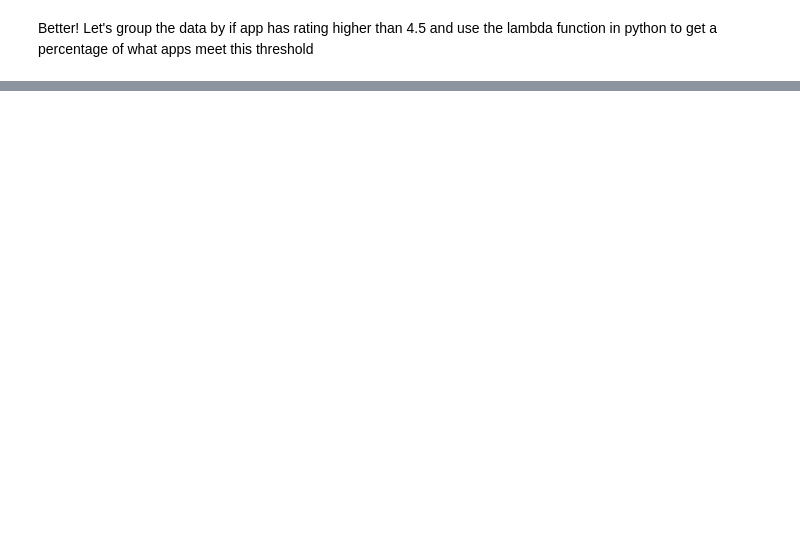
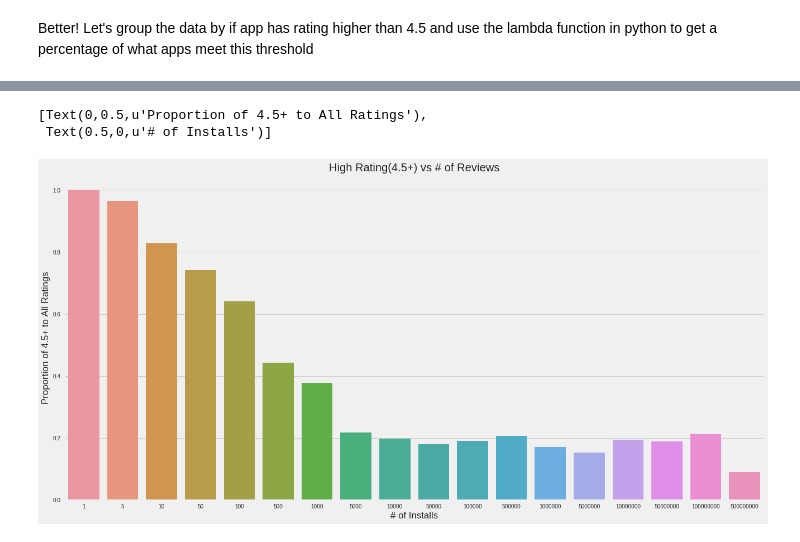
Before and after one commit to KenJiangg/Exploring-Datasets, a Jupyter notebook: GooglePlayEDA.ipynb, the cells around one changed output, grey strips where cells are left out. Cells and saved outputs as stored; diff of their text form; code cells hidden in the pictures; blank space fills up the shorter version.

Commit message:
finished high rating vs installs; outlined plan for sentiment vs high rating

```diff
--- a/GooglePlayEDA.ipynb
+++ b/GooglePlayEDA.ipynb
@@ -166,3 +166,5 @@ app_review.head()
 Better! Let's group the data by if app has rating higher than 4.5 and use the lambda function in python to get a percentage of what apps meet this threshold
 # %%
 highFilter = app_review.groupby(['Installs','4.5+']).sum()
+highFilter = highFilter.groupby(level=0).apply(lambda x: x / x.sum())
+highFilter = highFilter.reset_index()
@@ -208,0 +191,2 @@ highFilter.groupby(level=0).apply(lambda x: x / x.sum())
+# %%
+highFilter = highFilter[::2]
@@ -208,0 +213,10 @@ highFilter.groupby(level=0).apply(lambda x: x / x.sum())
+# %%
+plt.figure(figsize=(20,10))
+plt.tight_layout()
+plt.title('High Rating(4.5+) vs # of Reviews')
+ax=sns.barplot(x="Installs", y='Rating', data=highFilter)
+ax.set(xlabel='# of Installs', ylabel='Proportion of 4.5+ to All Ratings')
+# %% [output]
+[Text(0,0.5,u'Proportion of 4.5+ to All Ratings'),
+ Text(0.5,0,u'# of Installs')]
+[figure, added]
```
Also changed, not shown: parts of 8 cells of this notebook.
